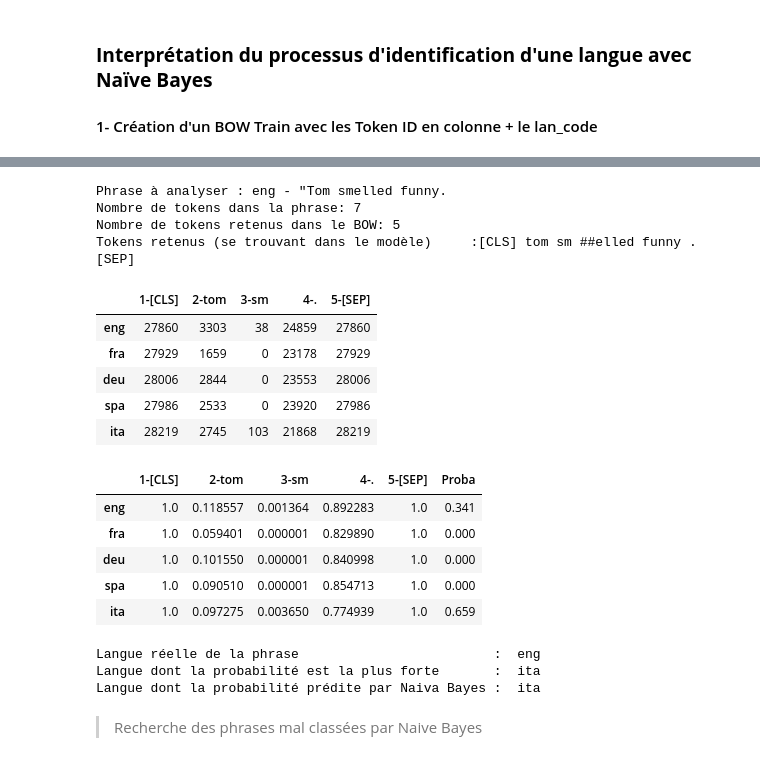
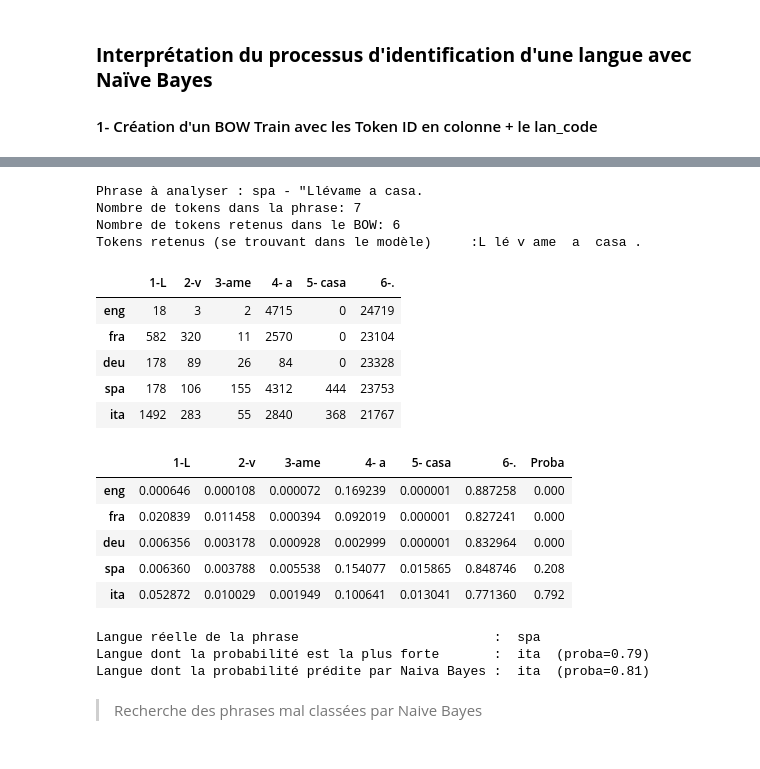
Before and after one commit to DataScientest-Studio/AVR23_CDS_Reco_vocale, a Jupyter notebook: notebooks/Detection de langue avec BERT ou Tiktoken rev1.ipynb, the cells around one changed output, grey strips where cells are left out. Drawn from its saved outputs; the diff is of its cells as text; code cells hidden in the pictures.

```diff
--- a/notebooks/Detection de langue avec BERT ou Tiktoken rev1.ipynb
+++ b/notebooks/Detection de langue avec BERT ou Tiktoken rev1.ipynb
@@ -250,10 +252,12 @@ import seaborn as sns
 from IPython.display import display
 %matplotlib inline
 
-# max_lines = 35000
-# max_cols = 20000
-# [ligne[:max_cols] for ligne in X_train[:max_lines]]
-pd_X_train = pd.DataFrame(data=X_train, columns = decoded_keys)
+max_lines = 5000
+max_cols = 100
+X = [ligne[:max_cols] for ligne in X_train[:max_lines]]
+pd_X_train = pd.DataFrame(data=X, columns = decoded_keys[:max_cols])
+# pd_X_train = pd.DataFrame(data=X_train, columns = decoded_keys)
+
 n = pd_X_train.shape[1]
 
 pca = PCA(n_components=2)
@@ -284,10 +288,10 @@ sns.scatterplot(x='PC1', y='PC2', hue='Langue', data=finalDF, alpha=0.5)
 
 for i in range(min(n,50)):
     plt.arrow(0, 0, coeff[i, 0]*1.5, coeff[i, 1]*1.5,
-              color='k', alpha=0.08, head_width=0.002, )
+              color='k', alpha=0.08, head_width=0.01, )
     plt.text(coeff[i, 0]*1.5, coeff[i, 1] * 1.5, pd_X_train.columns[i], color='k')
 
 plt.title("Importance des principaux tokens dans l'identification de langue par l'algorithme Naive Bayes")
-plt.xlim(-0.2, 0.2);
-plt.ylim(-0.2, 0.2);
+plt.xlim(-0.3, 0.4);
+plt.ylim(-0.3, 0.45);
 # %% [output]
@@ -354,9 +358,9 @@ exemple = ["Passo a controllare alle otto.",
            "she loves you, but she te hait aussi, and das ist traurig", # Attention à cette phrase trilingue
            "I ate fruits.",
            "Venite dentro. Insisto",
-           "Tom smelled funny. ",
+           "Llévame a casa.",
           ]
-lang_exemple = ['ita','fra','eng','spa','deu','eng,fra,deu', 'eng','ita','eng']
+lang_exemple = ['ita','fra','eng','spa','deu','eng,fra,deu', 'eng','ita','spa']
 
 # Selection de la phrase à analyser
 sel_phrase = 8
@@ -392,53 +396,53 @@ for i in range(len(lan_code)):
 col_name = [str(i+1)+'-'+tokenizer.decode([int(token_used[i])]) for i in range(len(token_used))]
 df_count = pd.DataFrame(data=votes,columns=token_used, index=lan_code)
 df_count.columns = col_name
 display(df_count)
 
 # Calcul de la probabilité d'apparition de chaque token dans chaque langue
 df_proba = df_count.div(nb_phrases_lang, axis = 0)
 
 # Calcul (par multiplication) de la probabilité d'appartenance de la phrase à une langue
 df_proba['Proba'] = 1
 # Itérer sur les colonnes et effectuez la multiplication pour chaque ligne
 df_proba = df_proba.replace(0.0,0.000001)
 for col in df_count.columns:
     df_proba['Proba'] *= df_proba[col]
 # Multiplier par la probabilité de la classe
 p_classe = [(nb_phrases_lang[i]/df_BOW.shape[0]) for i in range(len(nb_phrases_lang))]
 df_proba['Proba'] *= p_classe
 # Diviser par l'evidence
 evidence = df_proba['Proba'].sum(axis=0)
 df_proba['Proba'] *= 1/evidence
 df_proba['Proba'] = df_proba['Proba'].round(3)
 
 
 # Affichage de la matrice des probabilités
 display(df_proba)
 
 print("Langue réelle de la phrase                         : ",lang_exemple[sel_phrase])
-print("Langue dont la probabilité est la plus forte       : ",df_proba['Proba'].idxmax())
+print("Langue dont la probabilité est la plus forte       : ",df_proba['Proba'].idxmax()," (proba={:.2f}".format(max(df_proba['Proba']))+")")
 prediction = clf_nb.predict(bow_exemple)
-print("Langue dont la probabilité prédite par Naiva Bayes : ",prediction[0])
+print("Langue dont la probabilité prédite par Naiva Bayes : ",prediction[0]," (proba={:.2f}".format(max(clf_nb.predict_proba(create_BOW([exemple[sel_phrase]]))[0]))+")")
 # %% [output]
-Phrase à analyser : eng - "Tom smelled funny.
+Phrase à analyser : spa - "Llévame a casa.
 Nombre de tokens dans la phrase: 7
-Nombre de tokens retenus dans le BOW: 5
-Tokens retenus (se trouvant dans le modèle)     :[CLS] tom sm ##elled funny . [SEP]
+Nombre de tokens retenus dans le BOW: 6
+Tokens retenus (se trouvant dans le modèle)     :L lé v ame  a  casa .
-|  | 1-[CLS] | 2-tom | 3-sm | 4-. | 5-[SEP] |
-| eng | 27860 | 3303 | 38 | 24859 | 27860 |
-| fra | 27929 | 1659 | 0 | 23178 | 27929 |
-| deu | 28006 | 2844 | 0 | 23553 | 28006 |
-| spa | 27986 | 2533 | 0 | 23920 | 27986 |
-| ita | 28219 | 2745 | 103 | 21868 | 28219 |
+|  | 1-L | 2-v | 3-ame | 4- a | 5- casa | 6-. |
+| eng | 18 | 3 | 2 | 4715 | 0 | 24719 |
+| fra | 582 | 320 | 11 | 2570 | 0 | 23104 |
+| deu | 178 | 89 | 26 | 84 | 0 | 23328 |
+| spa | 178 | 106 | 155 | 4312 | 444 | 23753 |
+| ita | 1492 | 283 | 55 | 2840 | 368 | 21767 |
-|  | 1-[CLS] | 2-tom | 3-sm | 4-. | 5-[SEP] | Proba |
-| eng | 1.0 | 0.118557 | 0.001364 | 0.892283 | 1.0 | 0.341 |
-| fra | 1.0 | 0.059401 | 0.000001 | 0.829890 | 1.0 | 0.000 |
-| deu | 1.0 | 0.101550 | 0.000001 | 0.840998 | 1.0 | 0.000 |
-| spa | 1.0 | 0.090510 | 0.000001 | 0.854713 | 1.0 | 0.000 |
-| ita | 1.0 | 0.097275 | 0.003650 | 0.774939 | 1.0 | 0.659 |
+|  | 1-L | 2-v | 3-ame | 4- a | 5- casa | 6-. | Proba |
+| eng | 0.000646 | 0.000108 | 0.000072 | 0.169239 | 0.000001 | 0.887258 | 0.000 |
+| fra | 0.020839 | 0.011458 | 0.000394 | 0.092019 | 0.000001 | 0.827241 | 0.000 |
+| deu | 0.006356 | 0.003178 | 0.000928 | 0.002999 | 0.000001 | 0.832964 | 0.000 |
+| spa | 0.006360 | 0.003788 | 0.005538 | 0.154077 | 0.015865 | 0.848746 | 0.208 |
+| ita | 0.052872 | 0.010029 | 0.001949 | 0.100641 | 0.013041 | 0.771360 | 0.792 |
-Langue réelle de la phrase                         :  eng
-Langue dont la probabilité est la plus forte       :  ita
-Langue dont la probabilité prédite par Naiva Bayes :  ita
+Langue réelle de la phrase                         :  spa
+Langue dont la probabilité est la plus forte       :  ita  (proba=0.79)
+Langue dont la probabilité prédite par Naiva Bayes :  ita  (proba=0.81)
 # %% [markdown]
 > Recherche des phrases mal classées par Naive Bayes
 # %%
```
Also changed, not shown: parts of 7 cells of this notebook.
